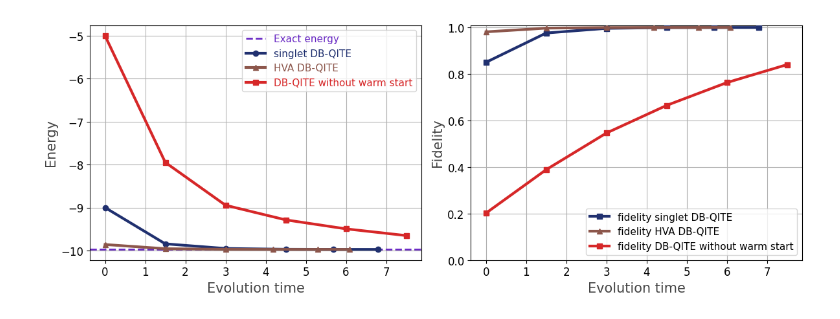
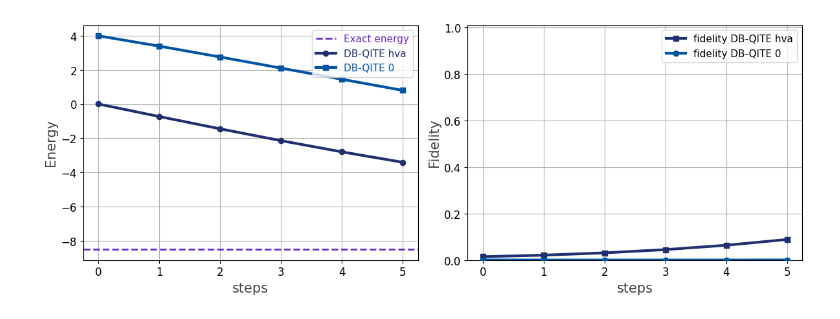
Before and after one commit to LucaYoy/ACQ, a Jupyter notebook: DBF/example_Heisenberg_DBF.ipynb, the cells around one changed output. Drawn from its saved outputs; the diff is of its cells as text; code cells hidden in the pictures.

Commit message:
added plots and data for TFIM

```diff
--- a/DBF/example_Heisenberg_DBF.ipynb
+++ b/DBF/example_Heisenberg_DBF.ipynb
@@ -123,37 +131,51 @@ Step 5/5...
+# %%
+from run_qite import run_QITE
+
+s_values = np.linspace(0.01, 1.5, 20)
+steps = 5
+# %%
+results = []
+results.append(run_QITE(H, U_HVA, exp_H, s_values, steps,use_statevectors=True))
+results.append(run_QITE(H, U_0, exp_H, s_values, steps,use_statevectors=True))
+# %%
+import pickle
+with open(f'Heisenberg_N{n_qubits}_J{J}_steps{steps}_DBF_results.pkl', 'wb') as f:
+    pickle.dump(results, f)
+# %%
+import pickle
+with open(f'Heisenberg_N{8}_J{0.5}_h{1}_steps{5}_DBF_results.pkl', 'rb') as f:
+    results = pickle.load(f)
 # %%
 import matplotlib.pyplot as plt
 import numpy as np
 
-fidelities_singlet = [fidelity_pure(psigs, results[0]['statevectors'][k].reshape(-1,1)) for k in range(steps+1)]
-fidelities_HVA = [fidelity_pure(psigs, results[1]['statevectors'][k].reshape(-1,1)) for k in range(steps+1)]
-fidelities_0 = [fidelity_pure(psigs, results[2]['statevectors'][k].reshape(-1,1)) for k in range(steps+1)]
+fidelities_hva = [fidelity_pure(psigs, results[0]['statevectors'][k].reshape(-1,1)) for k in range(steps+1)]
+fidelities_0 = [fidelity_pure(psigs, results[1]['statevectors'][k].reshape(-1,1)) for k in range(steps+1)]
 
 fig, (ax1, ax2) = plt.subplots(1, 2, figsize=(12, 4.5))
 
 # Energy plot
-ax1.set_xlabel('Evolution time', fontsize=15, color='#444444')
+ax1.set_xlabel('steps', fontsize=15, color='#444444')
 ax1.set_ylabel('Energy', fontsize=15, color='#444444')
 ax1.axhline(y=E_gs, color='#6929C4', linestyle='--', linewidth=2, label='Exact energy')
-ax1.plot(results[0]['evolution_times'], results[0]['optimal_energies'], c='#20306f', marker='o', linestyle='solid', linewidth=3, zorder=3, label='singlet DB-QITE')
-ax1.plot(results[1]['evolution_times'], results[1]['optimal_energies'], c='#8c564b', marker='^', linestyle='solid', linewidth=3, zorder=3, label='HVA DB-QITE')
-ax1.plot(results[2]['evolution_times'], results[2]['optimal_energies'], c='#d62728', marker='s', linestyle='solid', linewidth=3, zorder=3, label='DB-QITE without warm start')
+ax1.plot(range(steps+1), results[0]['optimal_energies'], c='#20306f', marker='o', linestyle='solid', linewidth=3, zorder=3, label='DB-QITE hva')
+ax1.plot(range(steps+1), results[1]['optimal_energies'], c='#0055a3', marker='s', linestyle='solid', linewidth=3, zorder=3, label='DB-QITE 0')
 ax1.legend(fontsize=11, labelcolor='linecolor')
 ax1.tick_params(axis='both', labelsize=12)
 ax1.grid()
 
 # Fidelity plot
-ax2.set_xlabel('Evolution time', fontsize=15, color='#444444')
+ax2.set_xlabel('steps', fontsize=15, color='#444444')
 ax2.set_ylabel('Fidelity', fontsize=15, color='#444444')
-ax2.plot(results[0]['evolution_times'], fidelities_singlet, c='#20306f', marker='s', linestyle='solid', linewidth=3, zorder=3, label='fidelity singlet DB-QITE')
-ax2.plot(results[1]['evolution_times'], fidelities_HVA, c='#8c564b', marker='^', linestyle='solid', linewidth=3, zorder=3, label='fidelity HVA DB-QITE')
-ax2.plot(results[2]['evolution_times'], fidelities_0, c='#d62728', marker='s', linestyle='solid', linewidth=3, zorder=3, label='fidelity DB-QITE without warm start')
+ax2.plot(range(steps+1), fidelities_hva, c='#20306f', marker='s', linestyle='solid', linewidth=3, zorder=3, label='fidelity DB-QITE hva')
+ax2.plot(range(steps+1), fidelities_0, c='#0055a3', marker='o', linestyle='solid', linewidth=3, zorder=3, label='fidelity DB-QITE 0')
 ax2.set_ylim(0.0, 1.01)
 ax2.legend(fontsize=11)
 ax2.tick_params(axis='both', labelsize=12)
 ax2.grid()
 
-plt.savefig(f'Heisenberg_N{L}_J{1}_steps{steps}_DBF_results.png', dpi=300, bbox_inches='tight')
+plt.savefig(f'Heisenberg_N{n_qubits}_J{J}_steps{steps}_DBF_results.png', dpi=300, bbox_inches='tight')
 plt.tight_layout()
 plt.show()
 # %% [output]
-[figure, old version]
+[figure, new version]
```
Also changed, not shown: parts of 24 cells of this notebook, 28 other files.
